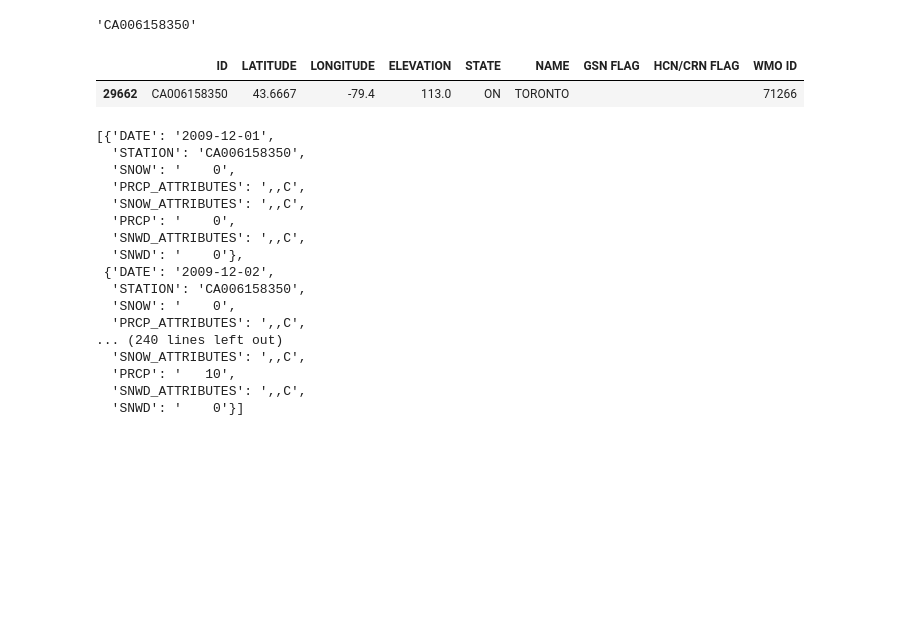
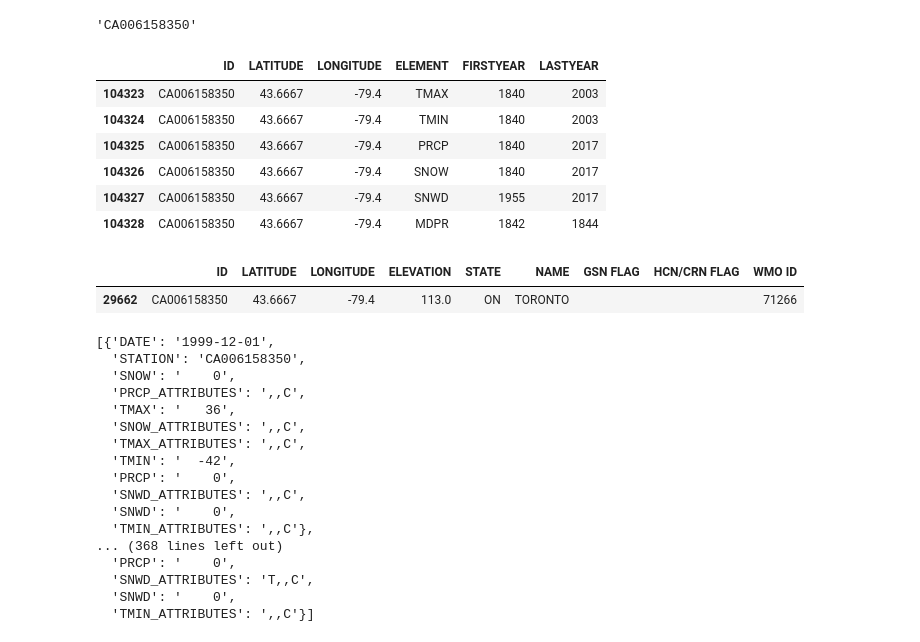
Before and after one commit to tianle91/SpaceTimePandas, a Jupyter notebook: noaa.ipynb, the cells around one changed output. Drawn from its saved outputs; the diff is of its cells as text; code cells hidden in the pictures; blank space fills up the shorter version.

```diff
--- a/noaa.ipynb
+++ b/noaa.ipynb
@@ -118,6 +147,16 @@ def get_closest_valid_station_id(lat: float, lon: float, dt: date) -> str:
 get_closest_valid_station_id(lat, lon, date(2000, 1, 1))
 # %% [output]
 'CA006158350'
+# %%
+INVENTORY_DF[INVENTORY_DF.ID == 'CA006158350']
+# %% [output]
+|  | ID | LATITUDE | LONGITUDE | ELEMENT | FIRSTYEAR | LASTYEAR |
+| 104323 | CA006158350 | 43.6667 | -79.4 | TMAX | 1840 | 2003 |
+| 104324 | CA006158350 | 43.6667 | -79.4 | TMIN | 1840 | 2003 |
+| 104325 | CA006158350 | 43.6667 | -79.4 | PRCP | 1840 | 2017 |
+| 104326 | CA006158350 | 43.6667 | -79.4 | SNOW | 1840 | 2017 |
+| 104327 | CA006158350 | 43.6667 | -79.4 | SNWD | 1955 | 2017 |
+| 104328 | CA006158350 | 43.6667 | -79.4 | MDPR | 1842 | 1844 |
 # %%
 STATIONS_DF.loc[STATIONS_DF.ID == 'CA006158350']
 # %% [output]
@@ -125,22 +164,22 @@ STATIONS_DF.loc[STATIONS_DF.ID == 'CA006158350']
 | 29662 | CA006158350 | 43.6667 | -79.4 | 113.0 | ON | TORONTO |  |  | 71266 |
 # %%
 # https://www.ncei.noaa.gov/support/access-data-service-api-user-documentation
-requests.get(f'https://www.ncei.noaa.gov/access/services/data/v1?dataset=daily-summaries&stations=CA006158350&startDate=2009-12-01&endDate=2010-01-01&includeAttributes=true&format=json').json()
+requests.get(f'https://www.ncei.noaa.gov/access/services/data/v1?dataset=daily-summaries&stations=CA006158350&startDate=1999-12-01&endDate=2000-01-01&includeAttributes=true&format=json').json()
 # %% [output]
-[{'DATE': '2009-12-01',
+[{'DATE': '1999-12-01',
   'STATION': 'CA006158350',
   'SNOW': '    0',
   'PRCP_ATTRIBUTES': ',,C',
+  'TMAX': '   36',
   'SNOW_ATTRIBUTES': ',,C',
+  'TMAX_ATTRIBUTES': ',,C',
+  'TMIN': '  -42',
   'PRCP': '    0',
   'SNWD_ATTRIBUTES': ',,C',
-  'SNWD': '    0'},
- {'DATE': '2009-12-02',
-  'STATION': 'CA006158350',
-  'SNOW': '    0',
-  'PRCP_ATTRIBUTES': ',,C',
-... (240 lines left out)
-  'SNOW_ATTRIBUTES': ',,C',
-  'PRCP': '   10',
-  'SNWD_ATTRIBUTES': ',,C',
-  'SNWD': '    0'}]
+  'SNWD': '    0',
+  'TMIN_ATTRIBUTES': ',,C'},
+... (368 lines left out)
+  'PRCP': '    0',
+  'SNWD_ATTRIBUTES': 'T,,C',
+  'SNWD': '    0',
+  'TMIN_ATTRIBUTES': ',,C'}]
```
Also changed, not shown: parts of 2 cells of this notebook.
